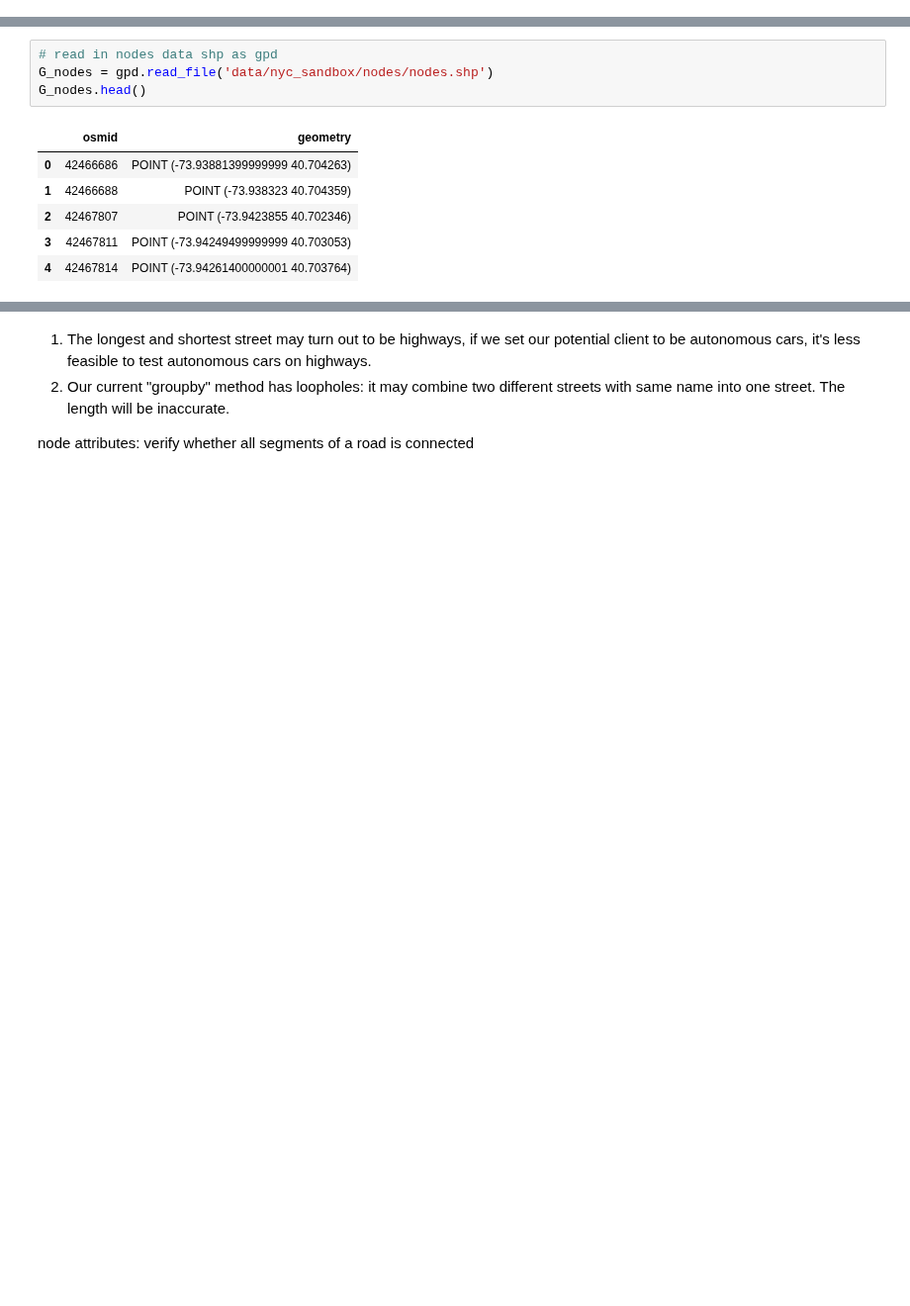
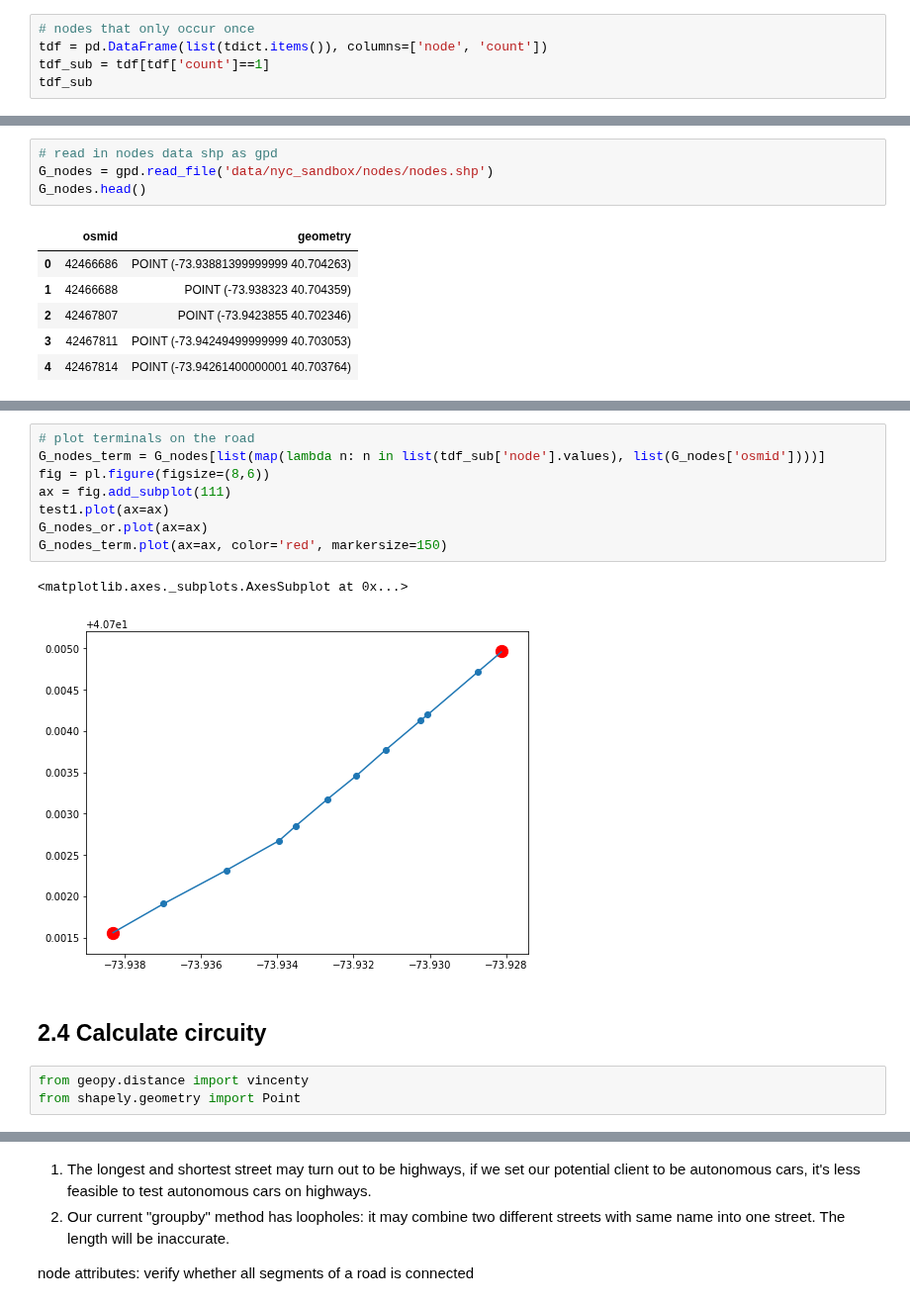
Before and after one commit to argo-marketplace/RadRoads, a Jupyter notebook: notebooks/NYC_sandbox.ipynb, the cells around one changed output, grey strips where cells are left out. Shown at 99% size. Cells and saved outputs as stored; diff of their text form; blank space fills up the shorter version.

Commit message:
update circuity calculator prototype

```diff
--- a/notebooks/NYC_sandbox.ipynb
+++ b/notebooks/NYC_sandbox.ipynb
@@ -375,3 +379,8 @@ tdict
  '42504129': 2,
  '42504145': 2,
  '42504156': 1}
+# %%
+# nodes that only occur once
+tdf = pd.DataFrame(list(tdict.items()), columns=['node', 'count'])
+tdf_sub = tdf[tdf['count']==1]
+tdf_sub
@@ -398,0 +412,16 @@ test2.plot(ax=ax)
+# %%
+# plot terminals on the road
+G_nodes_term = G_nodes[list(map(lambda n: n in list(tdf_sub['node'].values), list(G_nodes['osmid'])))]
+fig = pl.figure(figsize=(8,6))
+ax = fig.add_subplot(111)
+test1.plot(ax=ax)
+G_nodes_or.plot(ax=ax)
+G_nodes_term.plot(ax=ax, color='red', markersize=150)
+# %% [output]
+<matplotlib.axes._subplots.AxesSubplot at 0x...>
+[figure, added]
+# %% [markdown]
+## 2.4 Calculate circuity
+# %%
+from geopy.distance import vincenty
+from shapely.geometry import Point
```
Also changed, not shown: parts of 21 cells of this notebook.
